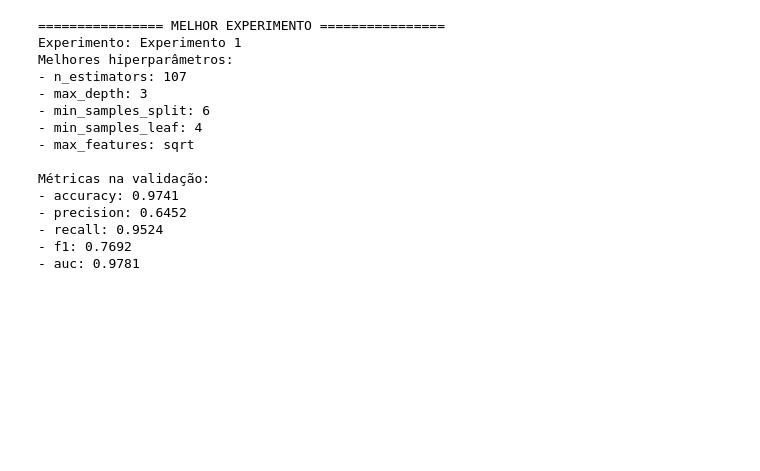
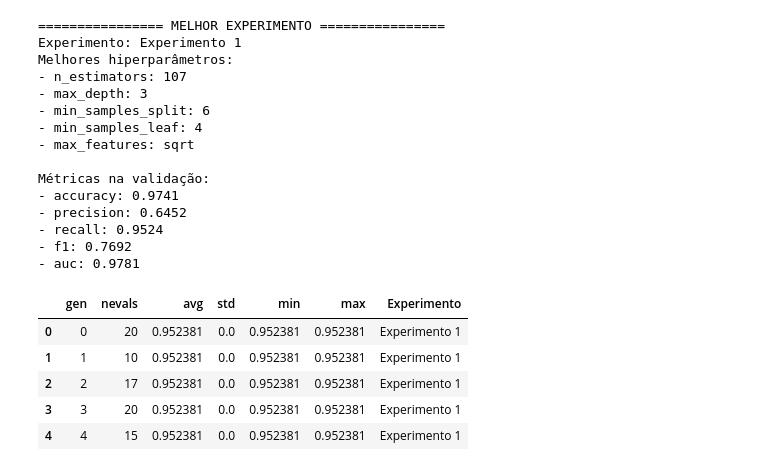
Before and after one commit to Val-Faria/tech-challenge-ia-saude, a Jupyter notebook: 02_otimizacao_hiperparametros_ag.ipynb, the cells around one changed output. Cells and saved outputs as stored; diff of their text form; code cells hidden in the pictures; blank space fills up the shorter version.

```diff
--- a/02_otimizacao_hiperparametros_ag.ipynb
+++ b/02_otimizacao_hiperparametros_ag.ipynb
@@ -1039,3 +1040,33 @@ Métricas na validação:
 - recall: 0.9524
 - f1: 0.7692
 - auc: 0.9781
+# %%
+# ============================================================
+# GRÁFICOS DE EVOLUÇÃO DOS EXPERIMENTOS
+# ============================================================
+
+def logbook_para_dataframe(logbook, nome_experimento):
+    df_log = pd.DataFrame(logbook)
+
+    df_log["Experimento"] = nome_experimento
+
+    return df_log
+
+
+historico_g1 = logbook_para_dataframe(log_g1, "Experimento 1")
+historico_g2 = logbook_para_dataframe(log_g2, "Experimento 2")
+historico_g3 = logbook_para_dataframe(log_g3, "Experimento 3")
+
+historico_completo = pd.concat(
+    [historico_g1, historico_g2, historico_g3],
+    ignore_index=True
+)
+
+display(historico_completo.head())
+# %% [output]
+|  | gen | nevals | avg | std | min | max | Experimento |
+| 0 | 0 | 20 | 0.952381 | 0.0 | 0.952381 | 0.952381 | Experimento 1 |
+| 1 | 1 | 10 | 0.952381 | 0.0 | 0.952381 | 0.952381 | Experimento 1 |
+| 2 | 2 | 17 | 0.952381 | 0.0 | 0.952381 | 0.952381 | Experimento 1 |
+| 3 | 3 | 20 | 0.952381 | 0.0 | 0.952381 | 0.952381 | Experimento 1 |
+| 4 | 4 | 15 | 0.952381 | 0.0 | 0.952381 | 0.952381 | Experimento 1 |
```
Also changed, not shown: parts of 8 cells of this notebook.
